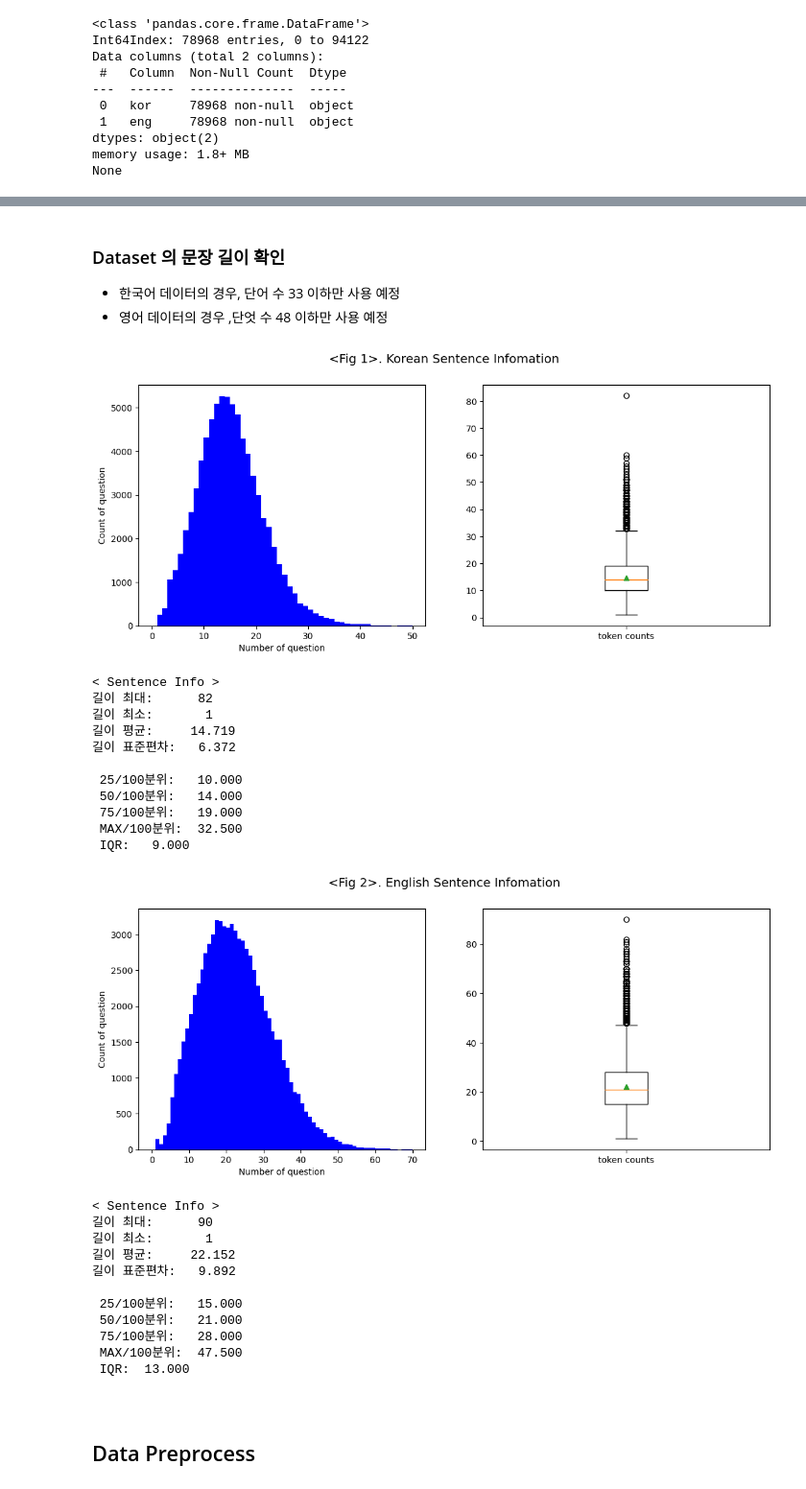
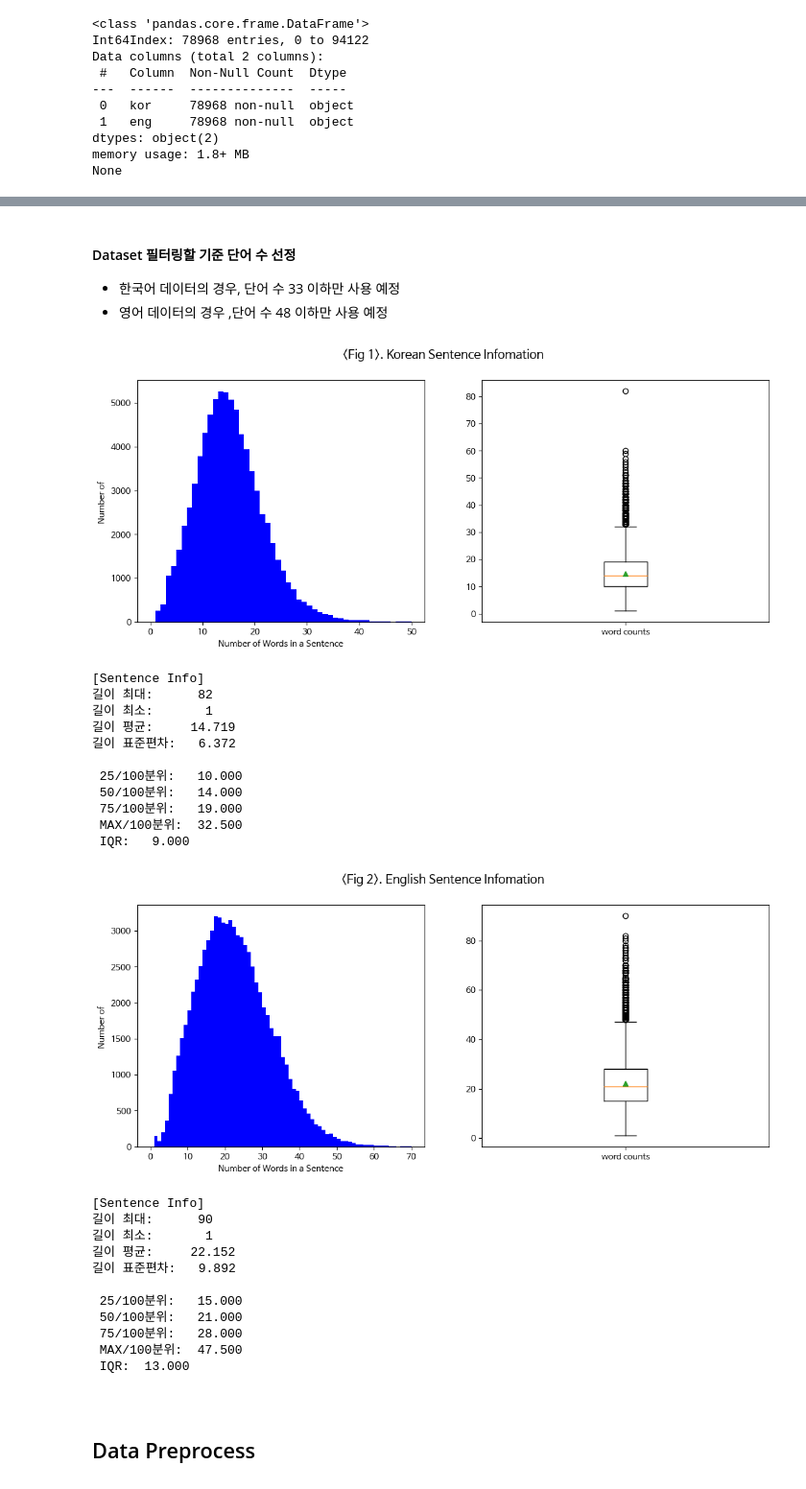
Before and after one commit to dellaanima/NLP-MiniProjects, a Jupyter notebook: 08/Project_Translator_Seq2Seq+Attention_Original.ipynb, the cells around one changed output, grey strips where cells are left out. Shown at 96% size. Drawn from its saved outputs; the diff is of its cells as text; code cells hidden in the pictures.

```diff
--- a/08/Project_Translator_Seq2Seq+Attention_Original.ipynb
+++ b/08/Project_Translator_Seq2Seq+Attention_Original.ipynb
@@ -168,28 +171,30 @@ Whisker(수염): Whisker는 데이터의 중앙값을 기준으로 한쪽에서
 # %%
 #데이터 길이 시각화 함수
-def show_sentence_length(sentence_num, title, range_=[0, 500]):
+def show_sentence_words(words_num_list, title, range_=[0, 500]):
     plt.figure(figsize=(13, 5))
     plt.suptitle(title, fontsize=14)
 
+    # 해당 단어 수에 해당되는 문장이 몇개인지 histogram 으로 확인
     plt.subplot(1, 2, 1)
-    plt.hist(sentence_num, bins=range_[1], range=range_, facecolor='b', label='train')
-    plt.xlabel('Number of question')
-    plt.ylabel('Count of question')
+    plt.hist(words_num_list, bins=range_[1], range=range_, facecolor='b', label='train')
+    plt.ylabel('Number of ')
+    plt.xlabel('Number of Words in a Sentence')
 
+    # 이상치 처리 위해서 boxplot 으로 확인
     plt.subplot(1, 2, 2)
-    plt.boxplot(sentence_num, labels=['token counts'], showmeans=True)
+    plt.boxplot(words_num_list, labels=['word counts'], showmeans=True)
 
     plt.show()
 
-    print("< Sentence Info >")
-    print(f"길이 최대:    {np.max(sentence_num):4d}")
-    print(f"길이 최소:    {np.min(sentence_num):4d}")
-    print(f"길이 평균:    {np.mean(sentence_num):7.3f}")
-    print(f"길이 표준편차: {np.std(sentence_num):7.3f}", end="\n\n")
+    print("[Sentence Info]")
+    print(f"길이 최대:    {np.max(words_num_list):4d}")
+    print(f"길이 최소:    {np.min(words_num_list):4d}")
+    print(f"길이 평균:    {np.mean(words_num_list):7.3f}")
+    print(f"길이 표준편차: {np.std(words_num_list):7.3f}", end="\n\n")
 
-    percentile25 = np.percentile(sentence_num, 25)
-    percentile50 = np.percentile(sentence_num, 50)
-    percentile75 = np.percentile(sentence_num, 75)
+    percentile25 = np.percentile(words_num_list, 25)
+    percentile50 = np.percentile(words_num_list, 50)
+    percentile75 = np.percentile(words_num_list, 75)
     percentileIQR = percentile75 - percentile25
     percentileMAX = percentile75 + percentileIQR * 1.5
 
@@ -199,18 +204,18 @@ def show_sentence_length(sentence_num, title, range_=[0, 500]):
     print(f" MAX/100분위: {percentileMAX:7.3f}")
     print(f" IQR: {percentileIQR:7.3f}")
 # %% [markdown]
-### Dataset 의 문장 길이 확인
+#### Dataset 필터링할 기준 단어 수 선정
 + 한국어 데이터의 경우, 단어 수 33 이하만 사용 예정
-+ 영어 데이터의 경우 ,단엇 수 48 이하만 사용 예정
++ 영어 데이터의 경우 ,단어 수 48 이하만 사용 예정
 # %%
 kor_counts = [len(text.split()) for text in dataset["kor"]]
 eng_counts = [len(text.split()) for text in dataset["eng"]]
 
-show_sentence_length(kor_counts, "<Fig 1>. Korean Sentence Infomation", [0, 50])
-show_sentence_length(eng_counts, "<Fig 2>. English Sentence Infomation", [0, 70])
+show_sentence_words(kor_counts, "<Fig 1>. Korean Sentence Infomation", [0, 50])
+show_sentence_words(eng_counts, "<Fig 2>. English Sentence Infomation", [0, 70])
 # %% [output]
-[figure, old version]
+[figure, new version]
-< Sentence Info >
+[Sentence Info]
 길이 최대:      82
 길이 최소:       1
 길이 평균:     14.719
@@ -221,8 +226,8 @@ show_sentence_length(eng_counts, "<Fig 2>. English Sentence Infomation", [0, 70]
  75/100분위:   19.000
  MAX/100분위:  32.500
  IQR:   9.000
-[figure, old version]
+[figure, new version]
-< Sentence Info >
+[Sentence Info]
 길이 최대:      90
 길이 최소:       1
 길이 평균:     22.152
```
Also changed, not shown: parts of 19 cells of this notebook.
